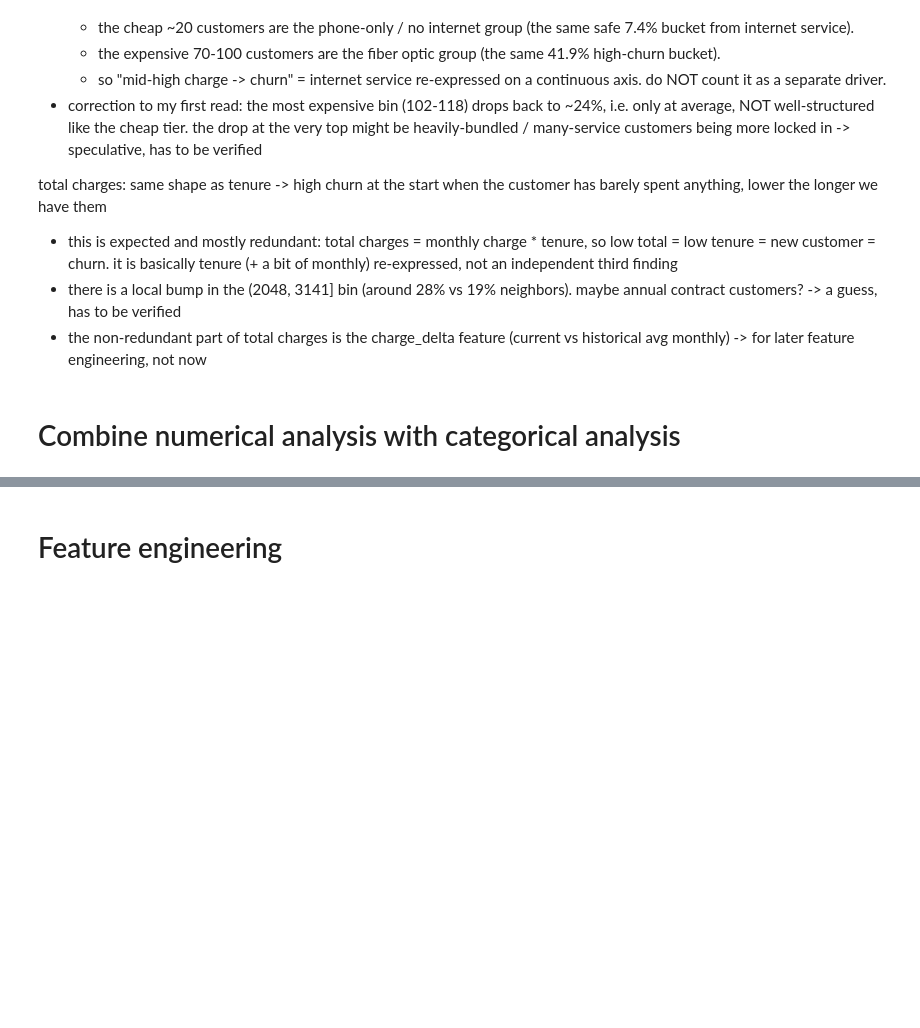
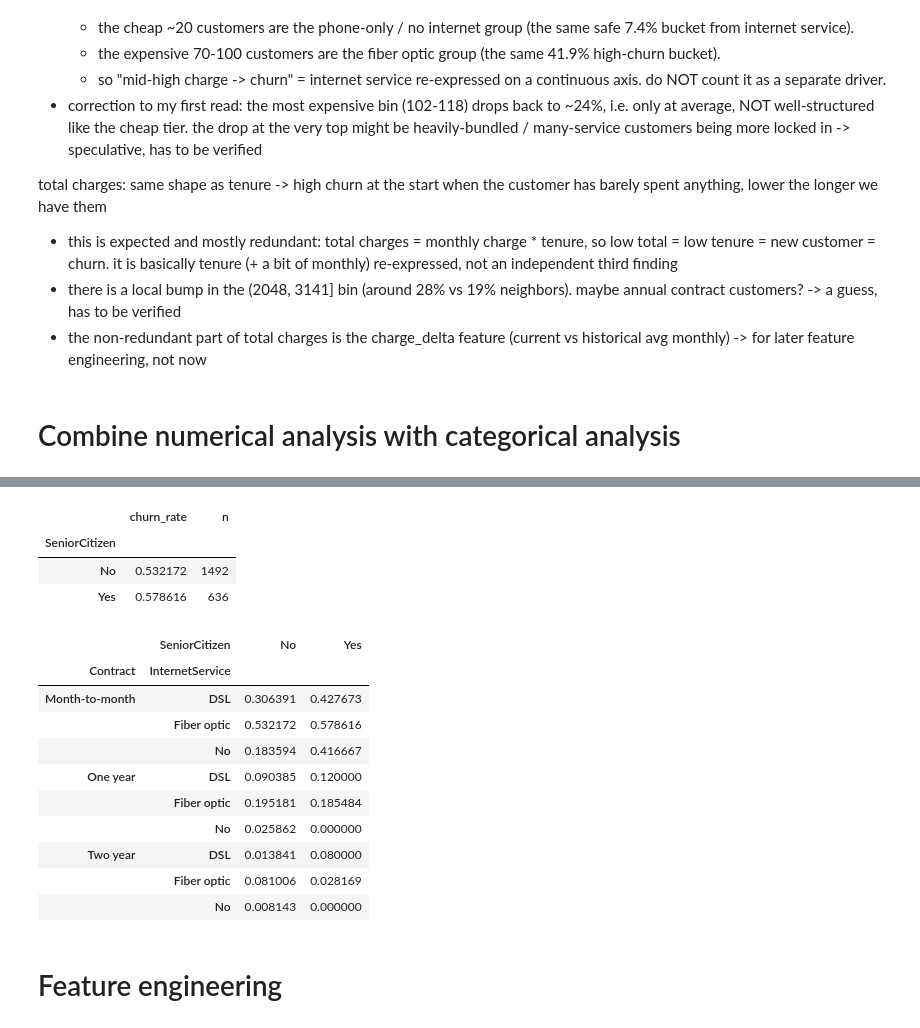
Before and after one commit to danielLutziger/churn-investigation, a Jupyter notebook: churn_data_analysis.ipynb, the cells around one changed output, grey strips where cells are left out. Saved outputs shown, nothing was run; the diff lists cells and outputs as text; code cells hidden in the pictures; blank space fills up the shorter version.

```diff
--- a/churn_data_analysis.ipynb
+++ b/churn_data_analysis.ipynb
@@ -347,3 +395,32 @@ total charges: same shape as tenure -> high churn at the start when the customer
+# %%
+# senior vs non-senior churn WITHIN month-to-month + fiber (where seniors concentrate)
+stratum = df[(df['Contract'] == 'Month-to-month') & (df['InternetService'] == 'Fiber optic')]
+
+stratum.groupby('SeniorCitizen').agg(
+    churn_rate=('churn_num', 'mean'),
+    n=('churn_num', 'size')
+)
+# %% [output]
+|  | churn_rate | n |
+| SeniorCitizen |  |  |
+| No | 0.532172 | 1492 |
+| Yes | 0.578616 | 636 |
+# %%
+df.pivot_table(index=['Contract', 'InternetService'],
+               columns='SeniorCitizen', values='churn_num',
+               aggfunc='mean')
+# %% [output]
+|  | SeniorCitizen | No | Yes |
+| Contract | InternetService |  |  |
+| Month-to-month | DSL | 0.306391 | 0.427673 |
+|  | Fiber optic | 0.532172 | 0.578616 |
+|  | No | 0.183594 | 0.416667 |
+| One year | DSL | 0.090385 | 0.120000 |
+|  | Fiber optic | 0.195181 | 0.185484 |
+|  | No | 0.025862 | 0.000000 |
+| Two year | DSL | 0.013841 | 0.080000 |
+|  | Fiber optic | 0.081006 | 0.028169 |
+|  | No | 0.008143 | 0.000000 |
 # %% [markdown]
 # Feature engineering
 # %% [markdown]
```
Also changed, not shown: parts of 7 cells of this notebook.
